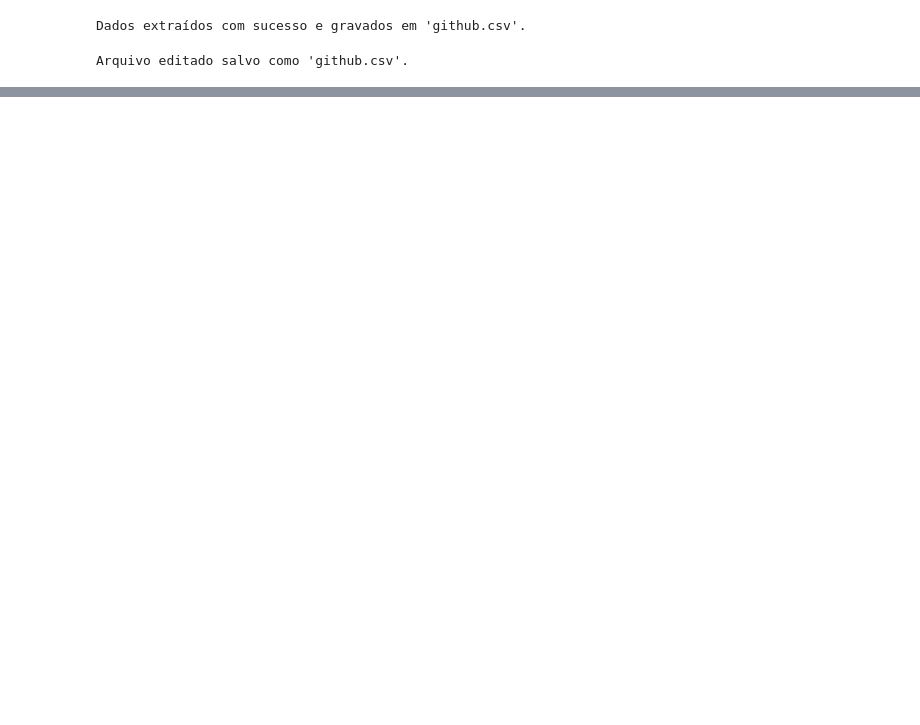
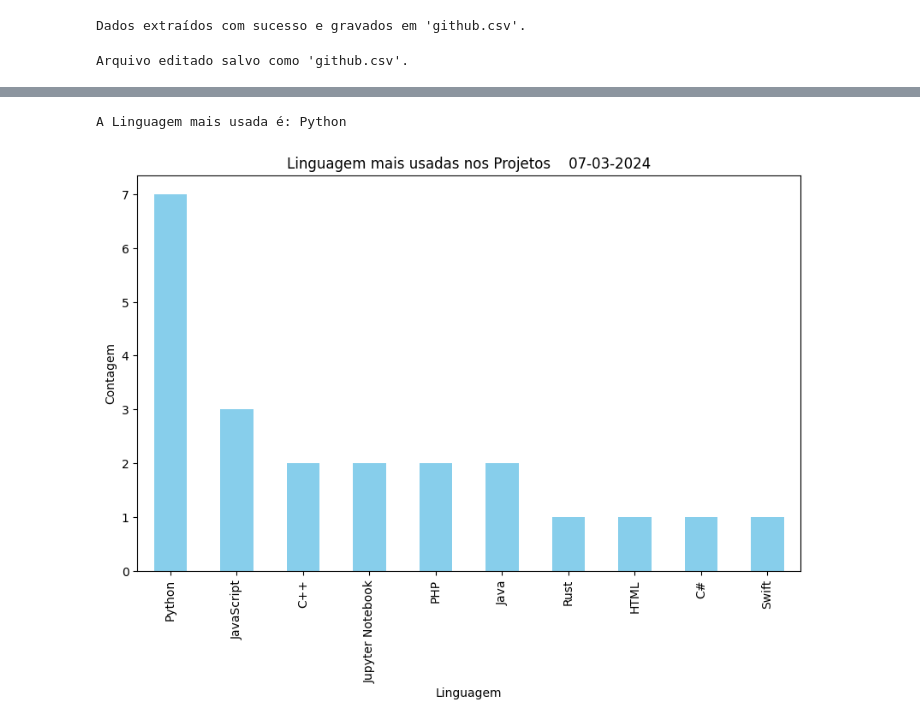
Before and after one commit to luisfernandogbraga/Projetos-mais-populares-do-GitHub, a Jupyter notebook: ETL.ipynb, the cells around one changed output, grey strips where cells are left out. Drawn from its saved outputs; the diff is of its cells as text; code cells hidden in the pictures; blank space fills up the shorter version.

```diff
--- a/ETL.ipynb
+++ b/ETL.ipynb
@@ -111,0 +134,14 @@ display(df)
+# %%
+contagem_linguagem= df['language'].value_counts()
+plt.figure(figsize=(10,6))
+contagem_linguagem.plot(kind='bar', color='skyblue')
+plt.title('Linguagem mais usadas nos Projetos    {}'.format(datetime.today().strftime('%d-%m-%Y')))
+plt.xlabel('Linguagem')
+plt.ylabel('Contagem')
+plt.show
+
+linguagem_mais_usada= contagem_linguagem.idxmax()
+print(f'A Linguagem mais usada é: {linguagem_mais_usada}')
+# %% [output]
+A Linguagem mais usada é: Python
+[figure, added]
```
Also changed, not shown: parts of 7 cells of this notebook, 1 other file.
